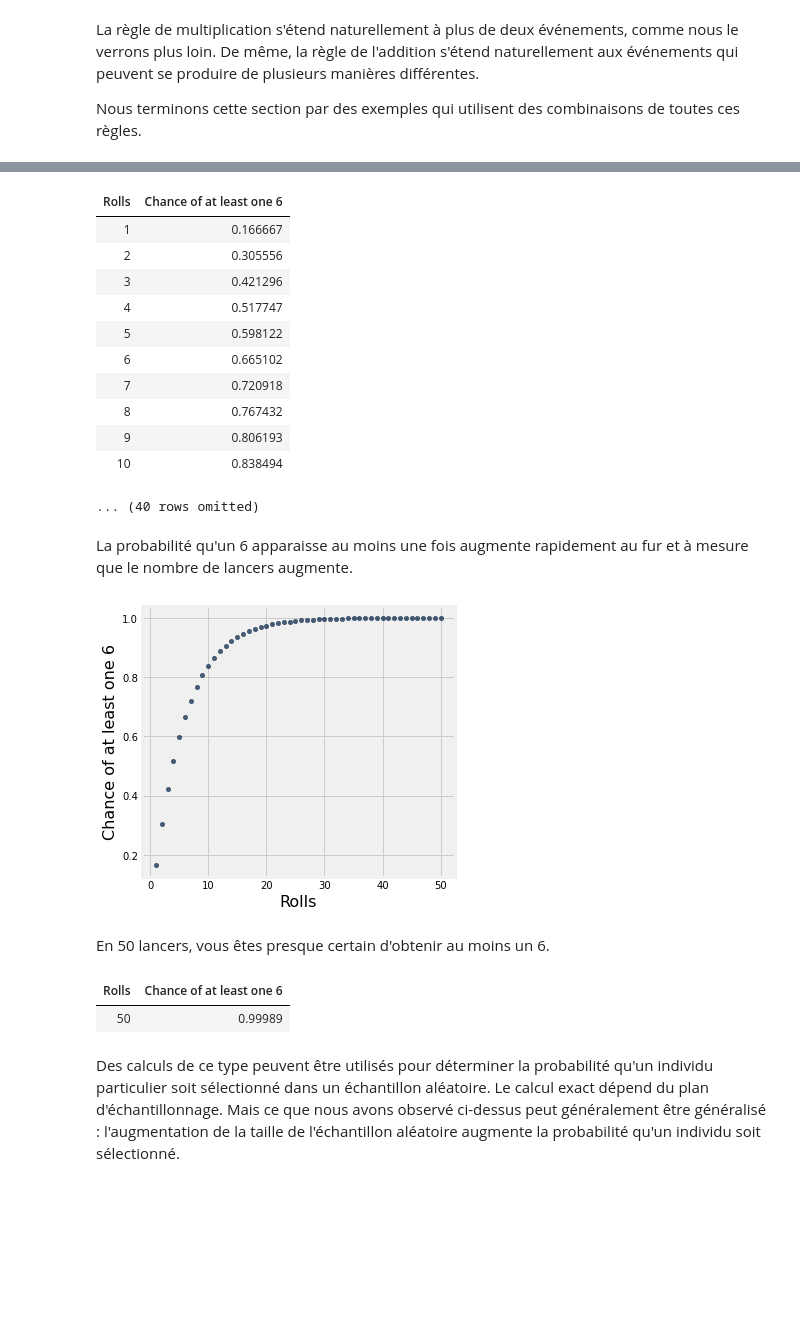
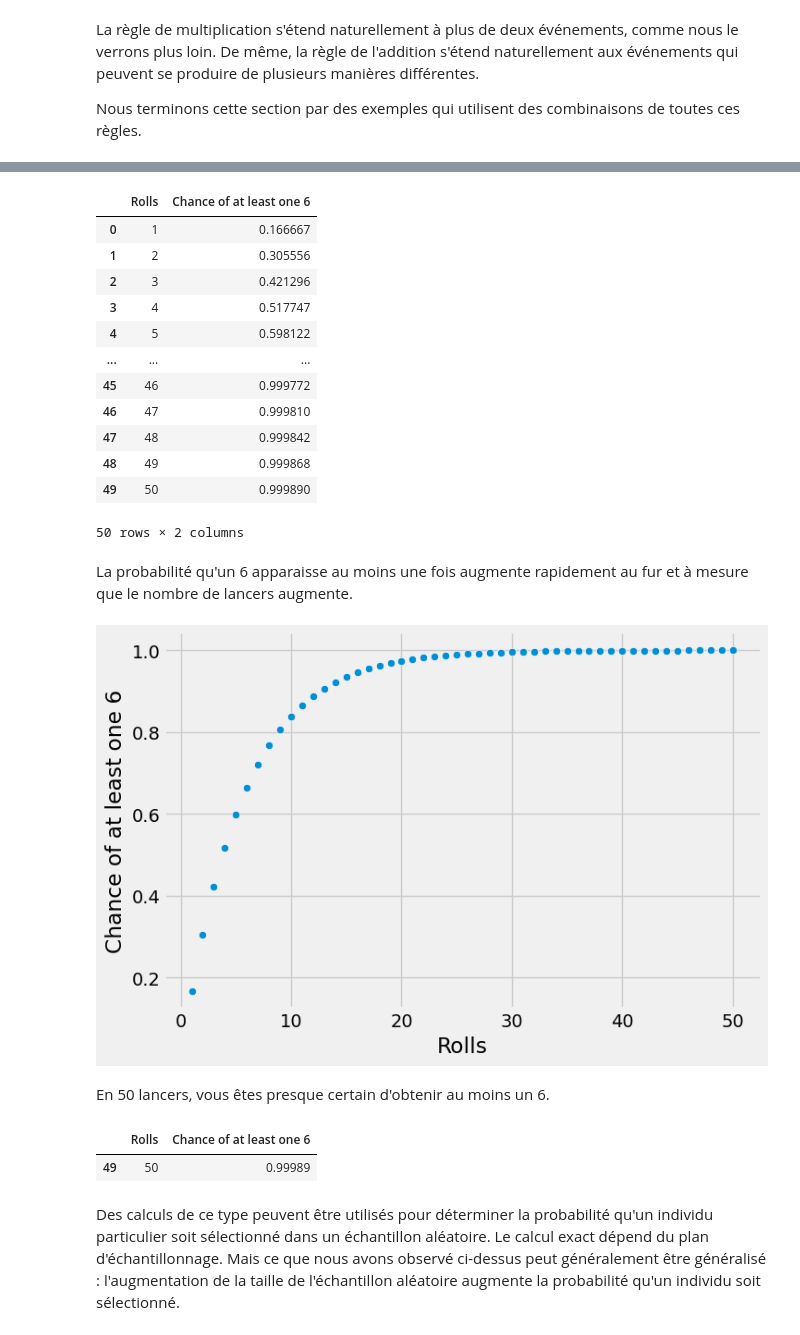
Before and after one commit to Thomas-Schatz/L1_Descartes_sciences_des_donnees, a Jupyter notebook: notes_de_cours/Séance2_CM.ipynb, the cells around one changed output, grey strips where cells are left out. Drawn from its saved outputs; the diff is of its cells as text; code cells hidden in the pictures; blank space fills up the shorter version.

```diff
--- a/notes_de_cours/Séance2_CM.ipynb
+++ b/notes_de_cours/Séance2_CM.ipynb
@@ -0,0 +1,34 @@
+# %%
+# Run this cell for the rest of the notebook to work. You don't need to understand its content at this point
+
+import numpy as np
+npstring = np.dtypes.StringDType()
+import pandas
+pandas.set_option('display.max_rows', 30)
+np.set_printoptions(threshold=50)
+
+import matplotlib
+matplotlib.use('Agg')
+%matplotlib inline
+import matplotlib.pyplot as plots
+plots.style.use('fivethirtyeight')
+import warnings
+warnings.simplefilter(action='ignore', category=FutureWarning)
+
+import seaborn
+
+from urllib.request import urlopen
+import re
+def read_url(url):
+    return re.sub('\\s+', ' ', urlopen(url).read().decode())
+
+# Pour éviter les problèmes de chemin de ficher
+import os
+notebook_path = os.path.abspath('')
+
+path_data = os.path.join('.', 'assets', 'data')
+
+# Pour télécharger les données et les images du notebook
+!curl -O https://amubox.univ-amu.fr/s/NFHRSGQpZnp6zwF/download/data_CM2.zip
+
+!unzip -o data_CM2.zip
@@ -1145,37 +1216,38 @@ $$
 Le tableau ci-dessous présente ces probabilités lorsque le nombre de lancers augmente de 1 à 50.
 # %%
 rolls = np.arange(1, 51, 1)
-results = Table().with_columns(
-    'Rolls', rolls,
-    'Chance of at least one 6', 1 - (5/6)**rolls
-)
+results = pandas.DataFrame({
+    'Rolls': rolls,
+    'Chance of at least one 6': 1 - (5/6)**rolls
+})
 results
 # %% [output]
-| Rolls | Chance of at least one 6 |
-| 1 | 0.166667 |
-| 2 | 0.305556 |
-| 3 | 0.421296 |
-| 4 | 0.517747 |
-| 5 | 0.598122 |
-| 6 | 0.665102 |
-| 7 | 0.720918 |
-| 8 | 0.767432 |
-| 9 | 0.806193 |
-| 10 | 0.838494 |
+|  | Rolls | Chance of at least one 6 |
+| 0 | 1 | 0.166667 |
+| 1 | 2 | 0.305556 |
+| 2 | 3 | 0.421296 |
+| 3 | 4 | 0.517747 |
+| 4 | 5 | 0.598122 |
+| ... | ... | ... |
+| 45 | 46 | 0.999772 |
+| 46 | 47 | 0.999810 |
+| 47 | 48 | 0.999842 |
+| 48 | 49 | 0.999868 |
+| 49 | 50 | 0.999890 |
-... (40 rows omitted)
+50 rows × 2 columns
 # %% [markdown]
 La probabilité qu'un 6 apparaisse au moins une fois augmente rapidement au fur et à mesure que le nombre de lancers augmente.
 # %%
-results.scatter('Rolls')
+fig=seaborn.relplot(data=results, x='Rolls', y='Chance of at least one 6', aspect=1.5)
 # %% [output]
-[figure, old version]
+[figure, new version]
 # %% [markdown]
 En 50 lancers, vous êtes presque certain d'obtenir au moins un 6.
 # %%
-results.where('Rolls', are.equal_to(50))
+results[results['Rolls'] == 50]
 # %% [output]
-| Rolls | Chance of at least one 6 |
-| 50 | 0.99989 |
+|  | Rolls | Chance of at least one 6 |
+| 49 | 50 | 0.99989 |
 # %% [markdown]
 Des calculs de ce type peuvent être utilisés pour déterminer la probabilité qu'un individu particulier soit sélectionné dans un échantillon aléatoire. Le calcul exact dépend du plan d'échantillonnage. Mais ce que nous avons observé ci-dessus peut généralement être généralisé : l'augmentation de la taille de l'échantillon aléatoire augmente la probabilité qu'un individu soit sélectionné.
 # %% [markdown]
```
Also changed, not shown: parts of 240 cells of this notebook.
